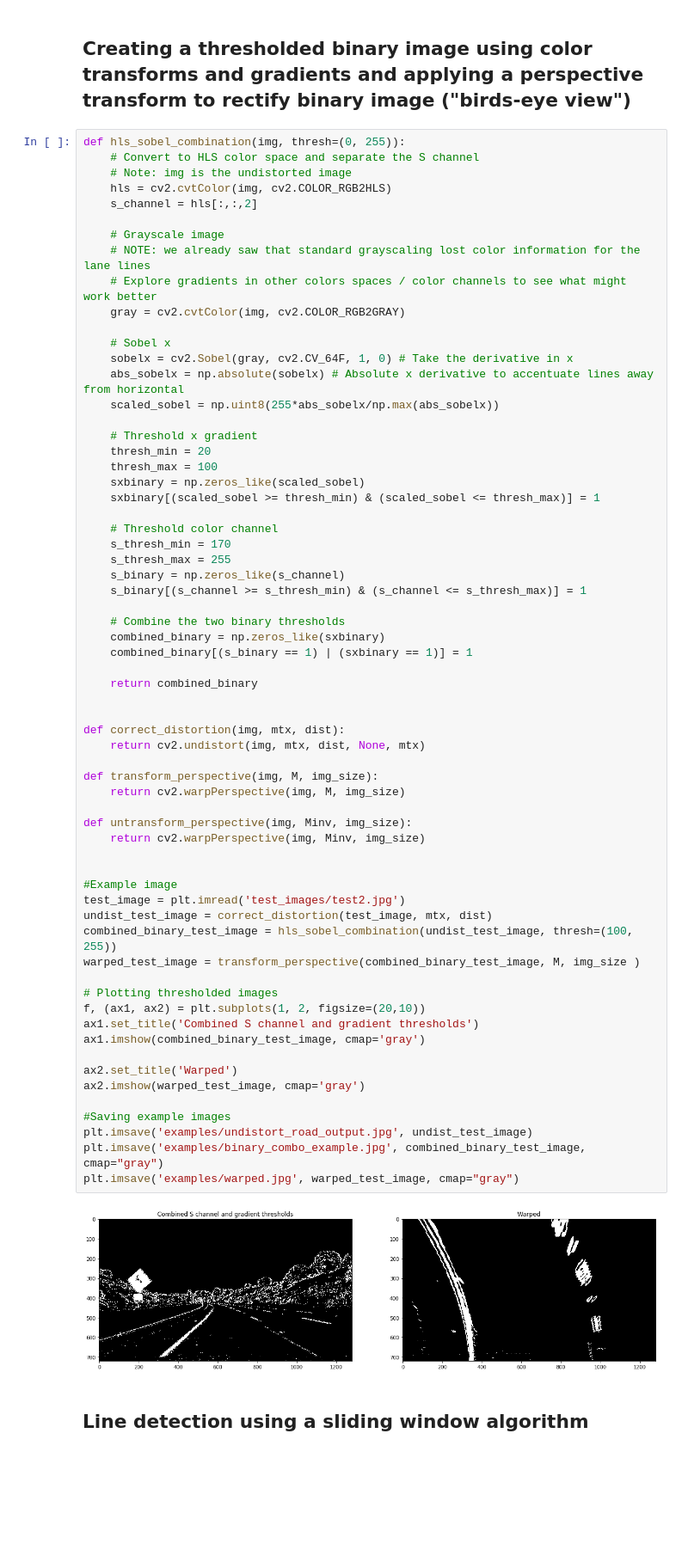
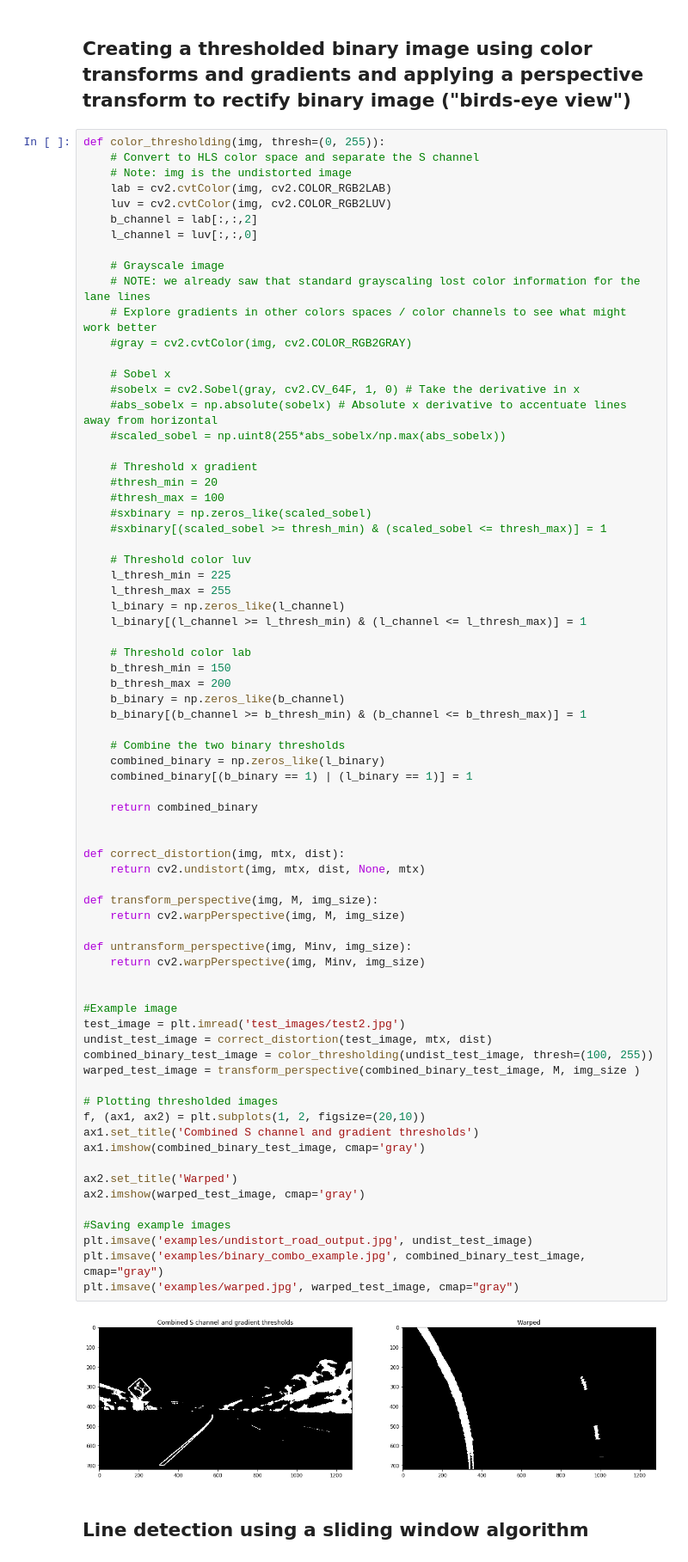
Before and after one commit to ramiejleh/Advanced-Lane-Finding, a Jupyter notebook: Advanced Lane Finding Project.ipynb, the cells around one changed output. Shown: that part at 86% size. Saved outputs shown, nothing was run; the diff lists cells and outputs as text; blank space fills up the shorter version.

```diff
--- a/Advanced Lane Finding Project.ipynb
+++ b/Advanced Lane Finding Project.ipynb
@@ -115,70 +115,78 @@ print(dst)
 # %% [markdown]
 ## Creating a thresholded binary image using color transforms and gradients and applying a perspective transform to rectify binary image ("birds-eye view")
 # %%
-def hls_sobel_combination(img, thresh=(0, 255)):
+def color_thresholding(img, thresh=(0, 255)):
     # Convert to HLS color space and separate the S channel
     # Note: img is the undistorted image
-    hls = cv2.cvtColor(img, cv2.COLOR_RGB2HLS)
-    s_channel = hls[:,:,2]
+    lab = cv2.cvtColor(img, cv2.COLOR_RGB2LAB)
+    luv = cv2.cvtColor(img, cv2.COLOR_RGB2LUV)
+    b_channel = lab[:,:,2]
+    l_channel = luv[:,:,0]
 
     # Grayscale image
     # NOTE: we already saw that standard grayscaling lost color information for the lane lines
     # Explore gradients in other colors spaces / color channels to see what might work better
-    gray = cv2.cvtColor(img, cv2.COLOR_RGB2GRAY)
+    #gray = cv2.cvtColor(img, cv2.COLOR_RGB2GRAY)
 
     # Sobel x
-    sobelx = cv2.Sobel(gray, cv2.CV_64F, 1, 0) # Take the derivative in x
-    abs_sobelx = np.absolute(sobelx) # Absolute x derivative to accentuate lines away from horizontal
-    scaled_sobel = np.uint8(255*abs_sobelx/np.max(abs_sobelx))
+    #sobelx = cv2.Sobel(gray, cv2.CV_64F, 1, 0) # Take the derivative in x
+    #abs_sobelx = np.absolute(sobelx) # Absolute x derivative to accentuate lines away from horizontal
+    #scaled_sobel = np.uint8(255*abs_sobelx/np.max(abs_sobelx))
 
     # Threshold x gradient
-    thresh_min = 20
-    thresh_max = 100
-    sxbinary = np.zeros_like(scaled_sobel)
-    sxbinary[(scaled_sobel >= thresh_min) & (scaled_sobel <= thresh_max)] = 1
+    #thresh_min = 20
+    #thresh_max = 100
+    #sxbinary = np.zeros_like(scaled_sobel)
+    #sxbinary[(scaled_sobel >= thresh_min) & (scaled_sobel <= thresh_max)] = 1
 
-    # Threshold color channel
-    s_thresh_min = 170
-    s_thresh_max = 255
-    s_binary = np.zeros_like(s_channel)
-    s_binary[(s_channel >= s_thresh_min) & (s_channel <= s_thresh_max)] = 1
+    # Threshold color luv
+    l_thresh_min = 225
+    l_thresh_max = 255
+    l_binary = np.zeros_like(l_channel)
+    l_binary[(l_channel >= l_thresh_min) & (l_channel <= l_thresh_max)] = 1
+
+    # Threshold color lab
+    b_thresh_min = 150
+    b_thresh_max = 200
+    b_binary = np.zeros_like(b_channel)
+    b_binary[(b_channel >= b_thresh_min) & (b_channel <= b_thresh_max)] = 1
 
     # Combine the two binary thresholds
-    combined_binary = np.zeros_like(sxbinary)
-    combined_binary[(s_binary == 1) | (sxbinary == 1)] = 1
+    combined_binary = np.zeros_like(l_binary)
+    combined_binary[(b_binary == 1) | (l_binary == 1)] = 1
 
     return combined_binary
 
 
 def correct_distortion(img, mtx, dist):
     return cv2.undistort(img, mtx, dist, None, mtx)
 
 def transform_perspective(img, M, img_size):
     return cv2.warpPerspective(img, M, img_size)
 
 def untransform_perspective(img, Minv, img_size):
     return cv2.warpPerspective(img, Minv, img_size)
 
 
 #Example image
 test_image = plt.imread('test_images/test2.jpg')
 undist_test_image = correct_distortion(test_image, mtx, dist)
-combined_binary_test_image = hls_sobel_combination(undist_test_image, thresh=(100, 255))
+combined_binary_test_image = color_thresholding(undist_test_image, thresh=(100, 255))
 warped_test_image = transform_perspective(combined_binary_test_image, M, img_size )
 
 # Plotting thresholded images
 f, (ax1, ax2) = plt.subplots(1, 2, figsize=(20,10))
 ax1.set_title('Combined S channel and gradient thresholds')
 ax1.imshow(combined_binary_test_image, cmap='gray')
 
 ax2.set_title('Warped')
 ax2.imshow(warped_test_image, cmap='gray')
 
 #Saving example images
 plt.imsave('examples/undistort_road_output.jpg', undist_test_image)
 plt.imsave('examples/binary_combo_example.jpg', combined_binary_test_image, cmap="gray")
 plt.imsave('examples/warped.jpg', warped_test_image, cmap="gray")
 # %% [output]
-[figure, old version]
+[figure, new version]
 # %% [markdown]
 ## Line detection using a sliding window algorithm
```
Also changed, not shown: parts of 8 cells of this notebook, 8 other files.
